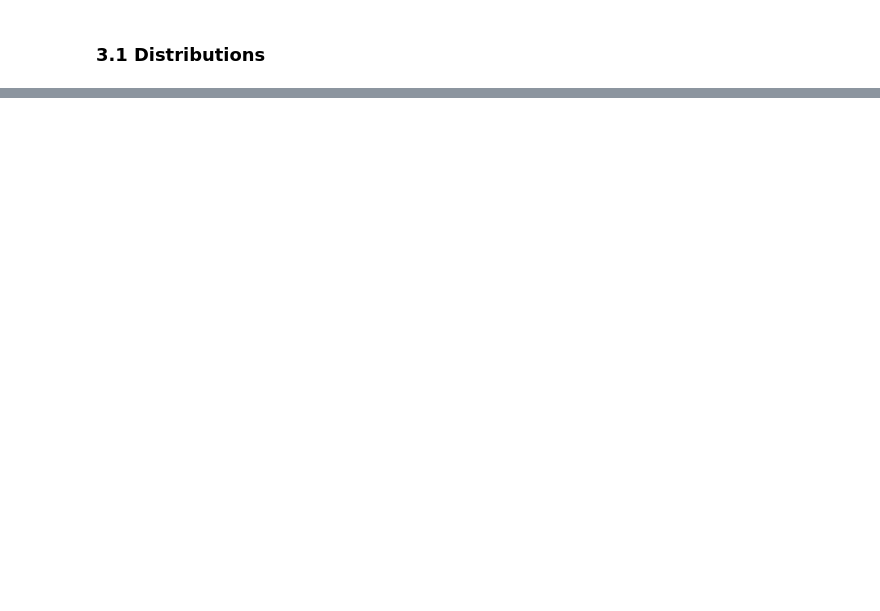
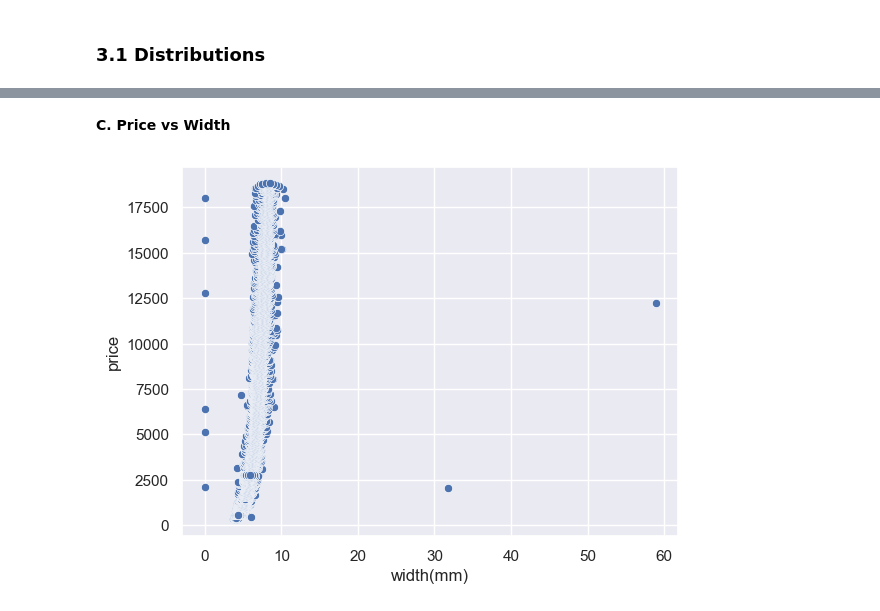
Before and after one commit to UgeneTettey/iiAfrica_IIP_ML, a Jupyter notebook: G1/diamond_price_predition/diamond_price_prediction_Model_Training.ipynb, the cells around one changed output, grey strips where cells are left out. Saved outputs shown, nothing was run; the diff lists cells and outputs as text; code cells hidden in the pictures; blank space fills up the shorter version.

```diff
--- a/G1/diamond_price_predition/diamond_price_prediction_Model_Training.ipynb
+++ b/G1/diamond_price_predition/diamond_price_prediction_Model_Training.ipynb
@@ -208,0 +273,8 @@ plt.show()
+# %% [markdown]
+**C. Price vs Width**
+# %%
+# creat scatter plot
+sns.scatterplot(x = df_cleaned['width(mm)'], y=df_cleaned['price'])
+plt.show()
+# %% [output]
+[figure, added]
```
Also changed, not shown: parts of 34 cells of this notebook.
